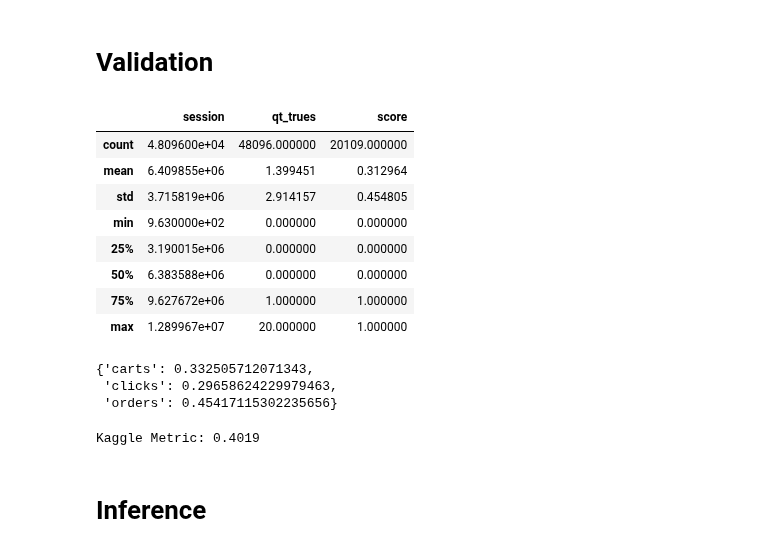
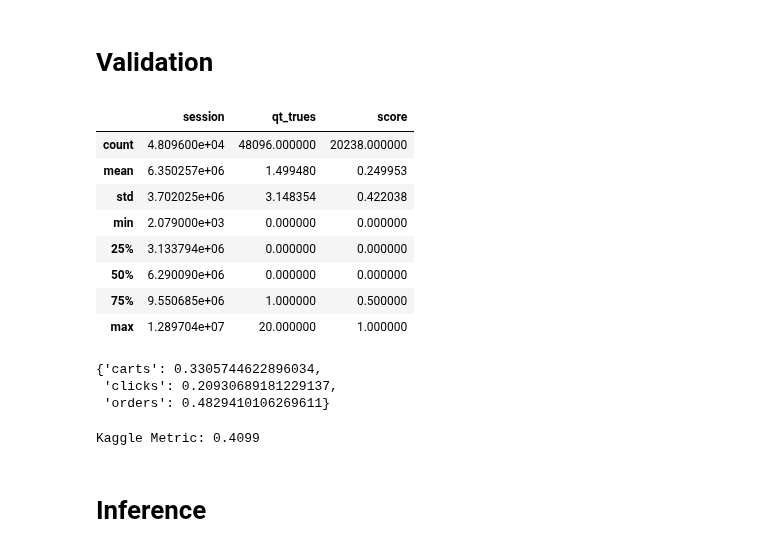
Before and after one commit to EnricRovira/025_Kaggle-OTTO-Recsys-2022, a Jupyter notebook: 1_Scripts/1_Model_v0.4.ipynb, the cells around one changed output. Cells and saved outputs as stored; diff of their text form; code cells hidden in the pictures.

```diff
--- a/1_Scripts/1_Model_v0.4.ipynb
+++ b/1_Scripts/1_Model_v0.4.ipynb
@@ -652,2 +627,17 @@ KeyboardInterrupt:
 # %% [markdown]
 # Validation
+# %%
+def get_score_metric(y_true, y_pred, type_target, k=20):
+    y_pred = list(set(y_pred[:k]))
+    y_true = list(set(y_true))[:k]
+    score = 0
+    if len(y_true)==0:
+        return None
+    if type_target=='clicks':
+        num_targets = 1
+        hits = len([x for x in y_pred if x==y_true[0]])
+    else:
+        num_targets = min(k, len(y_true))
+        hits = len([x for x in y_pred if x in y_true])
+    score = hits / num_targets
+    return score
@@ -654,6 +712,7 @@ KeyboardInterrupt:
 # %%
 def get_score_metric(y_true, y_pred, type_target, k=20):
-    y_pred = list(set(y_pred))[:k]
+    y_pred = list(set(y_pred[:k]))
+    y_true = list(set(y_true))[:k]
     score = 0
     if len(y_true)==0:
         return None
@@ -667,10 +726,10 @@ def get_score_metric(y_true, y_pred, type_target, k=20):
     return score
 
 tf.keras.backend.clear_session()
-model = build_model_bert4Rec(num_items=BERT4REC_CONFIG.num_items, model_cfg=BERT4REC_CONFIG)
-ckpt = tf.train.Checkpoint(model=model)
-ckpt.restore(tf.train.latest_checkpoint(f'../2_Models/model_bert4rec_complete_0.13/checkpoints'))
-list_paths_val = ['../tfrecords/tfrecords_v0.5/na_split=val/' + x for x in os.listdir('../tfrecords/tfrecords_v0.5/na_split=val')]
+# model = build_model_bert4Rec(num_items=BERT4REC_CONFIG.num_items, model_cfg=BERT4REC_CONFIG)
+# ckpt = tf.train.Checkpoint(model=model)
+# ckpt.restore(tf.train.latest_checkpoint(f'../2_Models/model_bert4rec_complete_0.14/checkpoints'))
+list_paths_val = ['../tfrecords/tfrecords_v0.7_nodup/na_split=val/' + x for x in os.listdir('../tfrecords/tfrecords_v0.7_nodup/na_split=val')]
 val_dataloader = Bert4RecDataLoader(list_paths_val,
                                      num_items=NUM_ITEMS,
                                      seq_len=20,
@@ -689,7 +748,7 @@ for num_batch, batch in enumerate(tqdm(val_dataloader)):
     features, targets, session = batch
     seq_items, seq_type, seq_time, seq_recency = features
     target, type_target, idx_mask = targets
-    idxs = idx_mask.numpy() - 1 #tf.argmin(seq_items[:, :, 0], 1).numpy()
+    idxs = idx_mask.numpy() #tf.argmin(seq_items[:, :, 0], 1).numpy()
     for type_ in ['clicks', 'carts', 'orders']:
         seq_type_new = [tf.concat([
                         seq_type[i, :ix],
@@ -715,50 +774,50 @@ df_val = pd.DataFrame({
     'session' : np.concatenate(list_sessions),
     'past_items' : np.concatenate(list_past_items).tolist(),
     'predictions' : np.concatenate(list_predictions).tolist(),
     'trues' : list_trues,
     'type' : np.concatenate(list_types)
 })
+df_val['past_items'] = df_val['past_items'].apply(lambda seq : [dict_map[x]-1 if x!=0 else 'pad' for x in seq ])
 df_val['qt_trues'] = df_val['trues'].apply(lambda x : len(x))
 df_val['score'] = df_val.progress_apply(lambda x: get_score_metric(x['trues'], x['predictions'], x['type']), axis=1)
 
 display(df_val.describe())
 dict_scores = df_val.groupby('type')['score'].mean().to_dict()
 display(dict_scores)
 kaggle_metric = 0.1*dict_scores['clicks'] + 0.3*dict_scores['carts'] + 0.6*dict_scores['orders']
 print(f'Kaggle Metric: {kaggle_metric:.4f}')
-
 
 # compare to
 # (seq_len=20)model_bert4rec_complete_0.10 - ckpt28
 # {'carts': 0.3811865255508249,
 #  'clicks': 0.32103439425051333,
 #  'orders': 0.5298270555929199}
 # Kaggle Metric: 0.4644
 
 # import wandb
 # api = wandb.Api()
 # run = api.run("<path to run>")
 # run.summary["kaggle_metric"] = kaggle_metric
 # run.update()
 
-# num_targets=20 - seq_len=20 - model_bert4rec_complete_0.12 - ckpt14
-# {'carts': 0.3648662318446719,
-#  'clicks': 0.3193018480492813,
-#  'orders': 0.506498242822094}
-# Kaggle Metric: 0.4453
+# num_targets=20 - seq_len=20 - model_bert4rec_complete_0.14 - ckpt59
+# {'carts': 0.394584,
+# 'clicks': 0.3397670977288812,
+# 'orders': 0.5443738794875159}
+# Kaggle Metric: 0.4790
 # %% [output]
 |  | session | qt_trues | score |
-| count | 4.809600e+04 | 48096.000000 | 20109.000000 |
-| mean | 6.409855e+06 | 1.399451 | 0.312964 |
-| std | 3.715819e+06 | 2.914157 | 0.454805 |
-| min | 9.630000e+02 | 0.000000 | 0.000000 |
-| 25% | 3.190015e+06 | 0.000000 | 0.000000 |
-| 50% | 6.383588e+06 | 0.000000 | 0.000000 |
-| 75% | 9.627672e+06 | 1.000000 | 1.000000 |
-| max | 1.289967e+07 | 20.000000 | 1.000000 |
+| count | 4.809600e+04 | 48096.000000 | 20238.000000 |
+| mean | 6.350257e+06 | 1.499480 | 0.249953 |
+| std | 3.702025e+06 | 3.148354 | 0.422038 |
+| min | 2.079000e+03 | 0.000000 | 0.000000 |
+| 25% | 3.133794e+06 | 0.000000 | 0.000000 |
+| 50% | 6.290090e+06 | 0.000000 | 0.000000 |
+| 75% | 9.550685e+06 | 1.000000 | 0.500000 |
+| max | 1.289704e+07 | 20.000000 | 1.000000 |
-{'carts': 0.332505712071343,
- 'clicks': 0.29658624229979463,
- 'orders': 0.45417115302235656}
+{'carts': 0.3305744622896034,
+ 'clicks': 0.20930689181229137,
+ 'orders': 0.4829410106269611}
-Kaggle Metric: 0.4019
+Kaggle Metric: 0.4099
 # %% [markdown]
 # Inference
```
Also changed, not shown: parts of 10 cells of this notebook, 3 other files.
